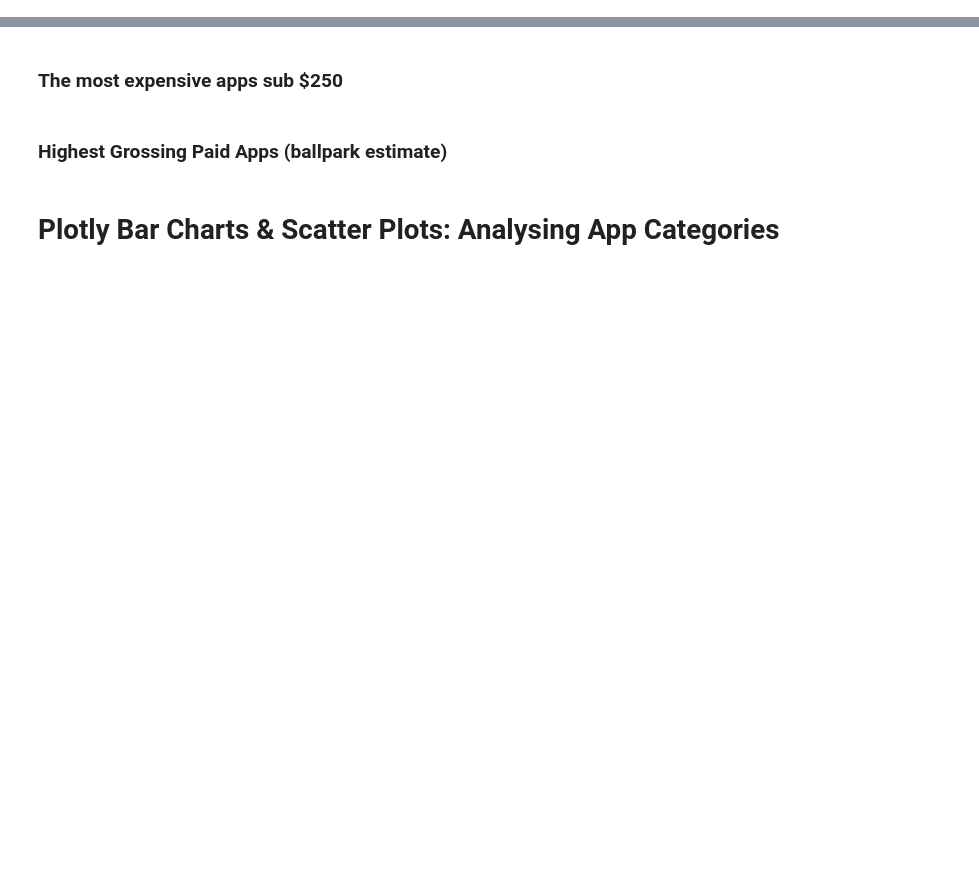
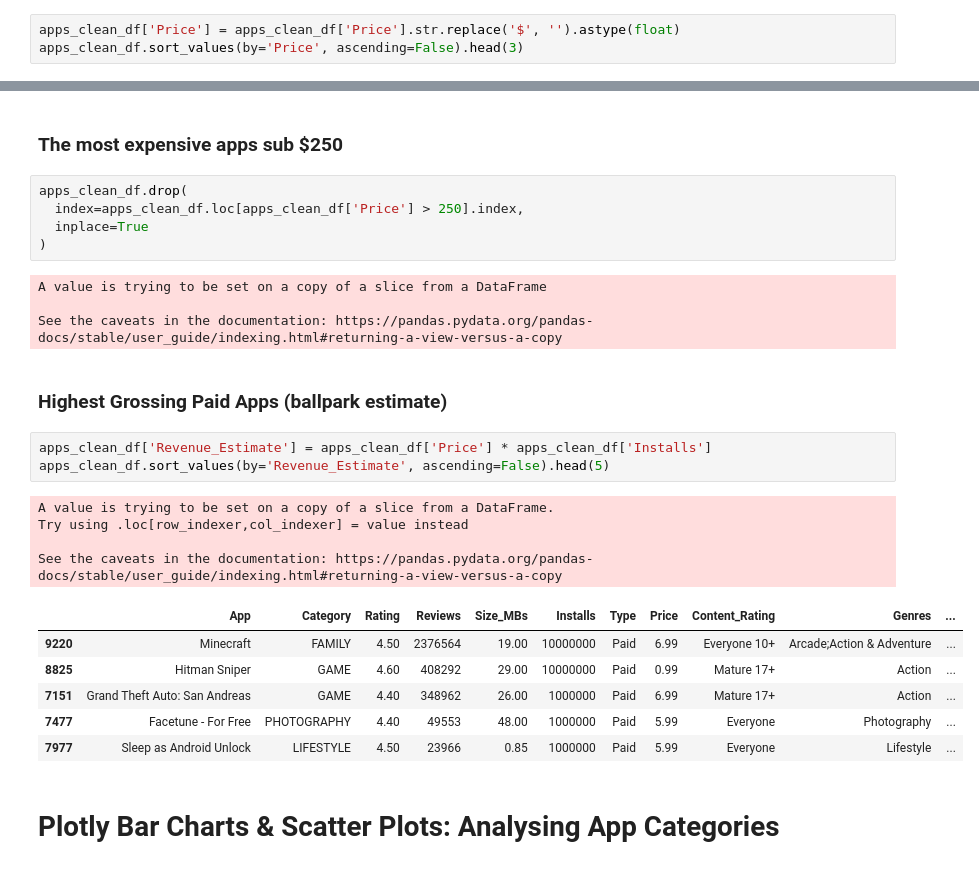
Before and after one commit to 22skowron/Data-manipulation-practice, a Jupyter notebook: Google Play Store App Analytics (start).ipynb, the cells around one changed output, grey strips where cells are left out. Drawn from its saved outputs; the diff is of its cells as text; blank space fills up the shorter version.

```diff
--- a/Google Play Store App Analytics (start).ipynb
+++ b/Google Play Store App Analytics (start).ipynb
@@ -324,0 +406,3 @@ Add a column called 'Revenue_Estimate' to the DataFrame. This column should hold
+# %%
+apps_clean_df['Price'] = apps_clean_df['Price'].str.replace('$', '').astype(float)
+apps_clean_df.sort_values(by='Price', ascending=False).head(3)
@@ -325,6 +418,29 @@ Add a column called 'Revenue_Estimate' to the DataFrame. This column should hold
 # %% [markdown]
 ### The most expensive apps sub $250
+# %%
+apps_clean_df.drop(
+  index=apps_clean_df.loc[apps_clean_df['Price'] > 250].index,
+  inplace=True
+)
+# %% [output]
+A value is trying to be set on a copy of a slice from a DataFrame
+
+See the caveats in the documentation: https://pandas.pydata.org/pandas-docs/stable/user_guide/indexing.html#returning-a-view-versus-a-copy
 # %% [markdown]
 ### Highest Grossing Paid Apps (ballpark estimate)
+# %%
+apps_clean_df['Revenue_Estimate'] = apps_clean_df['Price'] * apps_clean_df['Installs']
+apps_clean_df.sort_values(by='Revenue_Estimate', ascending=False).head(5)
+# %% [output]
+A value is trying to be set on a copy of a slice from a DataFrame.
+Try using .loc[row_indexer,col_indexer] = value instead
+
+See the caveats in the documentation: https://pandas.pydata.org/pandas-docs/stable/user_guide/indexing.html#returning-a-view-versus-a-copy
+|  | App | Category | Rating | Reviews | Size_MBs | Installs | Type | Price | Content_Rating | Genres | ... |
+| 9220 | Minecraft | FAMILY | 4.50 | 2376564 | 19.00 | 10000000 | Paid | 6.99 | Everyone 10+ | Arcade;Action & Adventure | ... |
+| 8825 | Hitman Sniper | GAME | 4.60 | 408292 | 29.00 | 10000000 | Paid | 0.99 | Mature 17+ | Action | ... |
+| 7151 | Grand Theft Auto: San Andreas | GAME | 4.40 | 348962 | 26.00 | 1000000 | Paid | 6.99 | Mature 17+ | Action | ... |
+| 7477 | Facetune - For Free | PHOTOGRAPHY | 4.40 | 49553 | 48.00 | 1000000 | Paid | 5.99 | Everyone | Photography | ... |
+| 7977 | Sleep as Android Unlock | LIFESTYLE | 4.50 | 23966 | 0.85 | 1000000 | Paid | 5.99 | Everyone | Lifestyle | ... |
 # %% [markdown]
 # Plotly Bar Charts & Scatter Plots: Analysing App Categories
```
Also changed, not shown: parts of 12 cells of this notebook, 1 other file.
